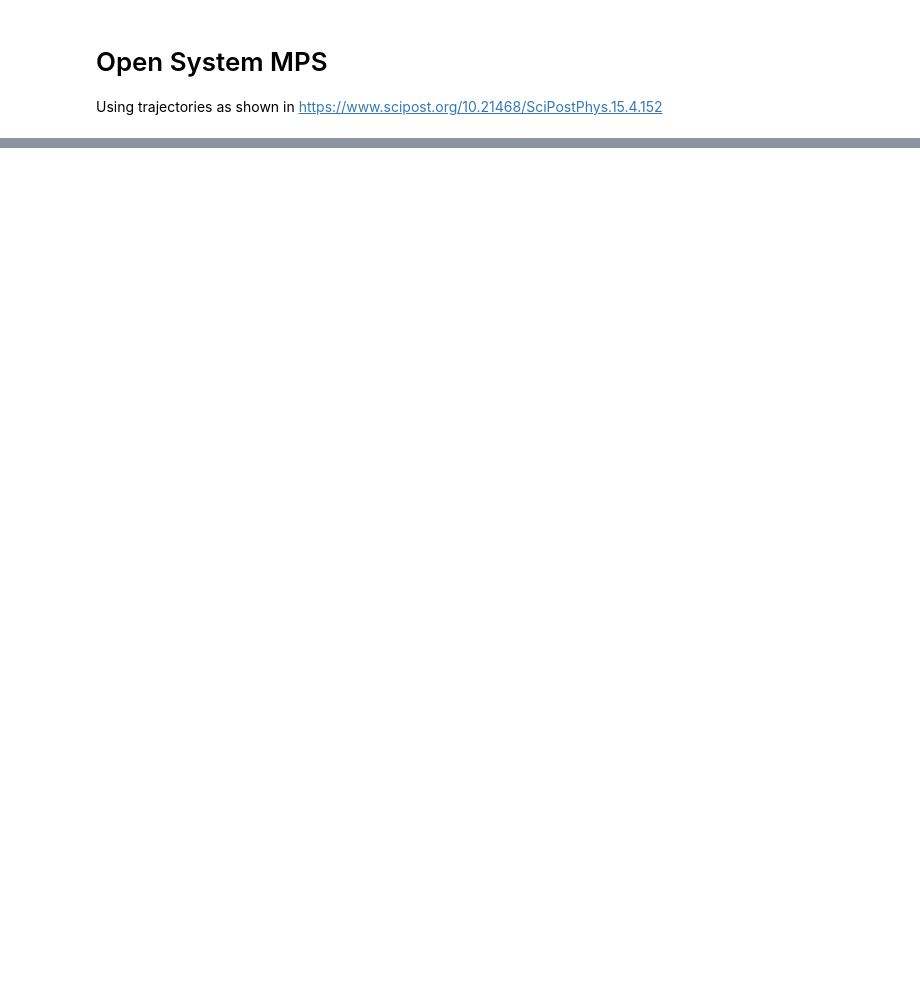
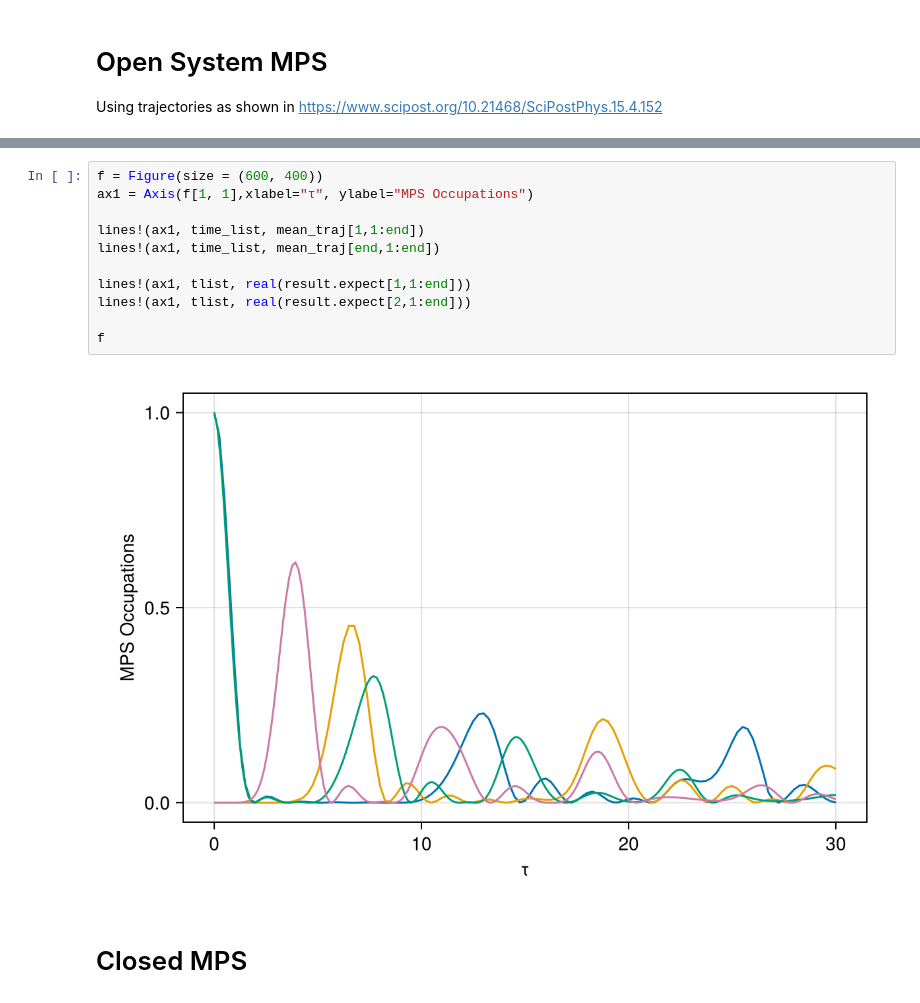
Before and after one commit to Ssalazar12/open_system_tn, a Jupyter notebook: notebooks/tight_binding_open.ipynb, the cells around one changed output, grey strips where cells are left out. Cells and saved outputs as stored; diff of their text form; blank space fills up the shorter version.

```diff
--- a/notebooks/tight_binding_open.ipynb
+++ b/notebooks/tight_binding_open.ipynb
@@ -399,0 +335,15 @@ f
+# %%
+f = Figure(size = (600, 400))
+ax1 = Axis(f[1, 1],xlabel="τ", ylabel="MPS Occupations")
+
+lines!(ax1, time_list, mean_traj[1,1:end])
+lines!(ax1, time_list, mean_traj[end,1:end])
+
+lines!(ax1, tlist, real(result.expect[1,1:end]))
+lines!(ax1, tlist, real(result.expect[2,1:end]))
+
+f
+# %% [output]
+[figure, added]
+# %% [markdown]
+# Closed MPS
```
Also changed, not shown: parts of 19 cells of this notebook, 1 other file.
